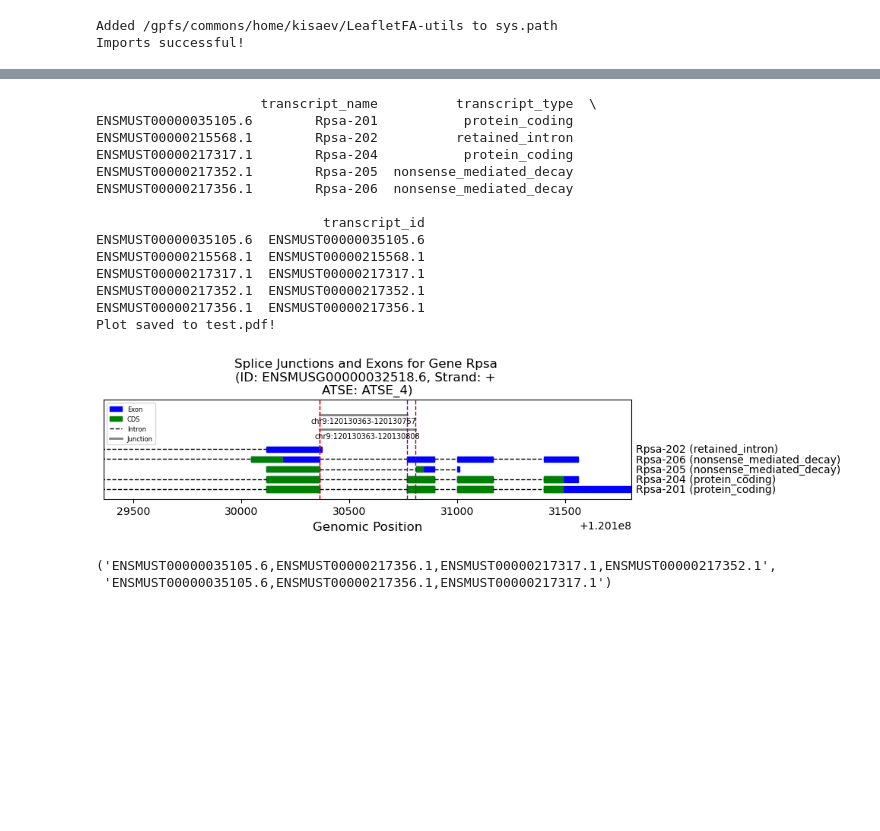
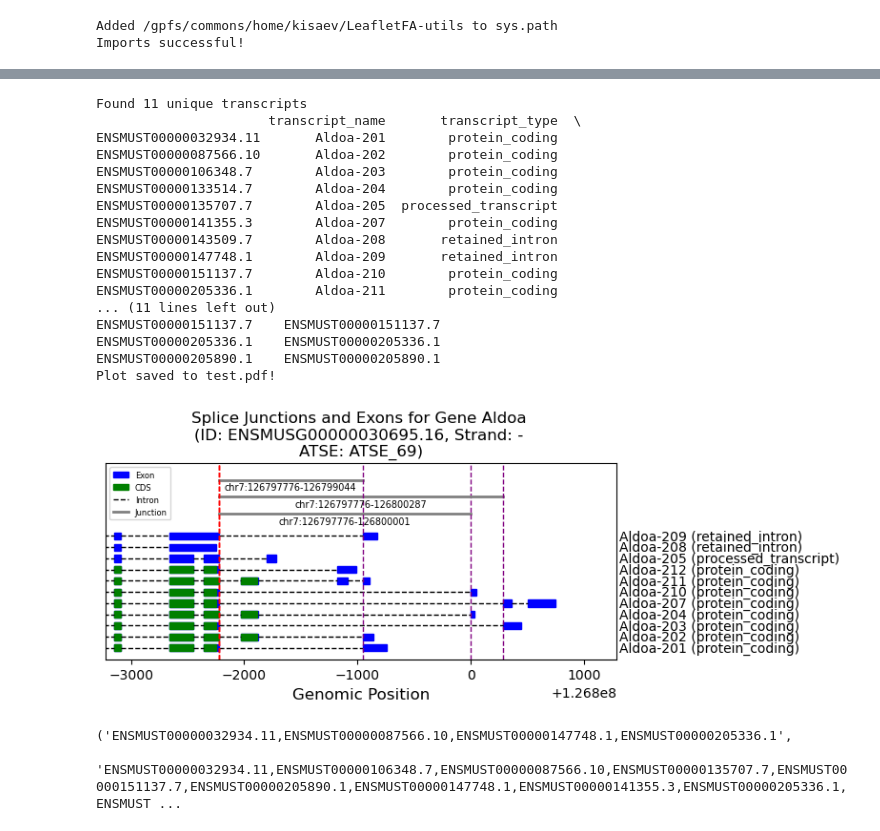
Before and after one commit to daklab/ATSEmapper, a Jupyter notebook: examples/visualization_examples/visualize_atses.ipynb, the cells around one changed output, grey strips where cells are left out. Saved outputs shown, nothing was run; the diff lists cells and outputs as text; code cells hidden in the pictures; blank space fills up the shorter version.

```diff
--- a/examples/visualization_examples/visualize_atses.ipynb
+++ b/examples/visualization_examples/visualize_atses.ipynb
@@ -35,7 +32,7 @@ db_file = "/gpfs/commons/home/kisaev/LeafletFA-utils/examples/LeafletFA_ATSE_map
 db = gffutils.FeatureDB(db_file, keep_order=True)
 # %%
 # Visualize random ATSEs
-p=pd.read_csv("/gpfs/commons/home/kisaev/LeafletFA-utils/examples/LeafletFA_ATSE_mapper_output_20250405_105120/atse_events_20250405-105714.tsv.gz", sep="\t")
+p=pd.read_csv("/gpfs/commons/home/kisaev/LeafletFA-utils/LeafletFA_ATSE_mapper_output_20250426_155744/atse_events_20250426-161546.tsv.gz", sep="\t")
 atse_event = p.sample(1)["event_id"].values[0]
 
 # Create a copy of the subset to avoid SettingWithCopyWarning
@@ -126,4 +67,8 @@ Found 5 unique transcripts
 # %%
+# Example usage:
+unique_transcripts = extract_unique_transcripts(juncs)
+print(f"Found {len(unique_transcripts)} unique transcripts")
+
 # Fetch transcript exon coordinates and determine plot boundaries
 transcript_data = fetch_transcripts_and_annotations(db, unique_transcripts)
 
@@ -131,50 +76,53 @@ transcript_data = fetch_transcripts_and_annotations(db, unique_transcripts)
 conversions = {}
 for t in transcript_data.keys():
     transcript_id = transcript_data[t]["transcript_id"]
     transcript_name = transcript_data[t]["transcript_name"]
     transcript_type = transcript_data[t]["transcript_type"]
     conversions[transcript_id] = {
         "transcript_name": transcript_name,
         "transcript_type": transcript_type,
         "transcript_id": transcript_id
     }
 
 # convert to dataframe
 conversions_df = pd.DataFrame.from_dict(conversions, orient='index')
 print(conversions_df)
 
 # Plot the junctions/transcripts involved in the ATSE
 region_start, region_end = determine_region_boundaries(splice_junctions)
 plot_exons_and_junctions(db, atse_event, transcript_data, splice_junctions, region_start, region_end,
-                         base_width=10, trans_height=0.3, show_usage=False, show_junc_lines=True, filename="test.pdf")
+                         base_width=8, trans_height=0.2, show_usage=False, show_junc_lines=True, filename="test.pdf")
 
 # TO-DO:
 # - Return plot as a plot object that users can add additional things to... matplotlib object? ax... concatenate...
 # - Feed in OG Leafcutter Intron Clusters... via intron cluster table...
 # - Feed in the Junction by Sample Table as input to junction annoation... BED file with extra columns...
 # - Similar to isoform plots, implement the intron scaling thing
 # - VIsulize multiple ATSEs per gene wuld be nice
 # - Test on BigBrain bulk RNA-seq files
 # - Test on EasySci junctions
 # - sQTLs or other SNPs would be nice to visualize...
 # %% [output]
-                     transcript_name          transcript_type  \
-ENSMUST00000035105.6        Rpsa-201           protein_coding
-ENSMUST00000215568.1        Rpsa-202          retained_intron
-ENSMUST00000217317.1        Rpsa-204           protein_coding
-ENSMUST00000217352.1        Rpsa-205  nonsense_mediated_decay
-ENSMUST00000217356.1        Rpsa-206  nonsense_mediated_decay
-
-                             transcript_id
-ENSMUST00000035105.6  ENSMUST00000035105.6
-ENSMUST00000215568.1  ENSMUST00000215568.1
-ENSMUST00000217317.1  ENSMUST00000217317.1
-ENSMUST00000217352.1  ENSMUST00000217352.1
-ENSMUST00000217356.1  ENSMUST00000217356.1
+Found 11 unique transcripts
+                      transcript_name       transcript_type  \
+ENSMUST00000032934.11       Aldoa-201        protein_coding
+ENSMUST00000087566.10       Aldoa-202        protein_coding
+ENSMUST00000106348.7        Aldoa-203        protein_coding
+ENSMUST00000133514.7        Aldoa-204        protein_coding
+ENSMUST00000135707.7        Aldoa-205  processed_transcript
+ENSMUST00000141355.3        Aldoa-207        protein_coding
+ENSMUST00000143509.7        Aldoa-208       retained_intron
+ENSMUST00000147748.1        Aldoa-209       retained_intron
+ENSMUST00000151137.7        Aldoa-210        protein_coding
+ENSMUST00000205336.1        Aldoa-211        protein_coding
+... (11 lines left out)
+ENSMUST00000151137.7    ENSMUST00000151137.7
+ENSMUST00000205336.1    ENSMUST00000205336.1
+ENSMUST00000205890.1    ENSMUST00000205890.1
 Plot saved to test.pdf!
-[figure, old version]
+[figure, new version]
 # %%
-juncs.iloc[1]["perfect_match_5_prime"], juncs.iloc[1]["perfect_match_3_prime"]
+juncs.iloc[2]["perfect_match_5_prime"], juncs.iloc[2]["perfect_match_3_prime"]
 # %% [output]
-('ENSMUST00000035105.6,ENSMUST00000217356.1,ENSMUST00000217317.1,ENSMUST00000217352.1',
- 'ENSMUST00000035105.6,ENSMUST00000217356.1,ENSMUST00000217317.1')
+('ENSMUST00000032934.11,ENSMUST00000087566.10,ENSMUST00000147748.1,ENSMUST00000205336.1',
+ 'ENSMUST00000032934.11,ENSMUST00000106348.7,ENSMUST00000087566.10,ENSMUST00000135707.7,ENSMUST00000151137.7,ENSMUST00000205890.1,ENSMUST00000147748.1,ENSMUST00000141355.3,ENSMUST00000205336.1,ENSMUST ...
```
Also changed, not shown: parts of 7 cells of this notebook, 5 other files.
